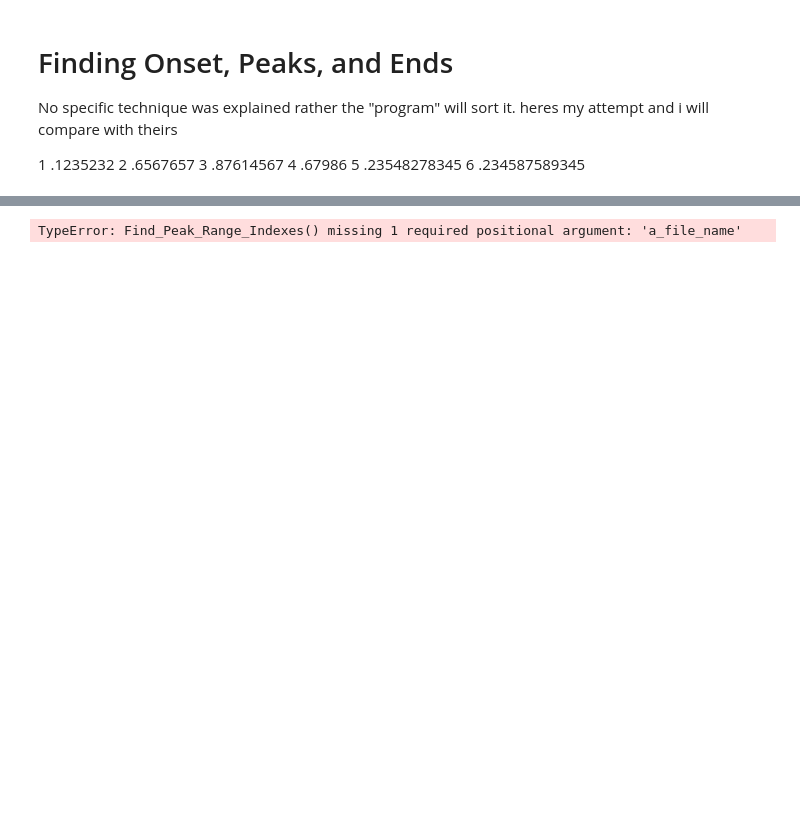
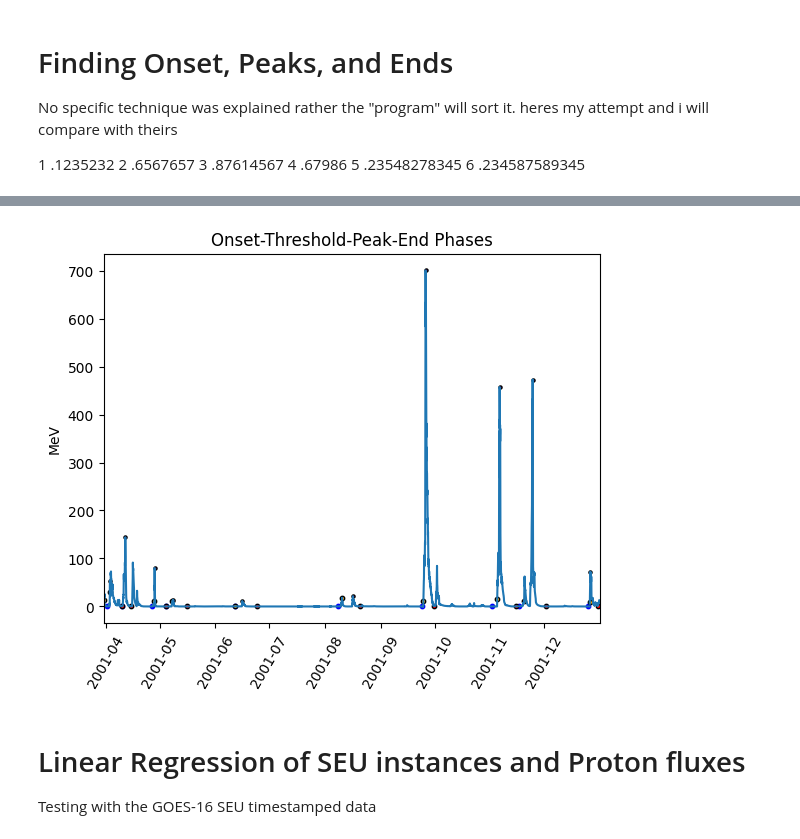
Before and after one commit to Lewis-Adkins/SEU_Data_Summary, a Jupyter notebook: SWLG_Code/code/seu_predict_ml.ipynb, the cells around one changed output, grey strips where cells are left out. Drawn from its saved outputs; the diff is of its cells as text; code cells hidden in the pictures; blank space fills up the shorter version.

Commit message:
Add files via upload
Linear Regression Attempt with some gassian process

```diff
--- a/SWLG_Code/code/seu_predict_ml.ipynb
+++ b/SWLG_Code/code/seu_predict_ml.ipynb
@@ -212,27 +197,31 @@ Find_Peak_Range_Indexes(proton_flux_df, 55, "phases_11061997_11032002")
 # %%
-phase_data_df = Find_Peak_Range_Indexes(proton_flux_df, 200)
+phase_data_df = Find_Proton_Flux_Phases(proton_flux_df, 200, "phases_11061997_11032002")
 
 plt.title("Onset-Threshold-Peak-End Phases")
 plt.ylabel("MeV")
 plt.style.use("default")
 plt.plot(proton_flux_df["Timestamp"], proton_flux_df["P_tot"])
 
 
-plt.scatter(phase_data_df["Timestamp Onset"], phase_data_df["Onset Flux"], c = "blue", s = 10 )
+plt.scatter(phase_data_df["Onset Timestamp"], phase_data_df["Onset Flux"], c = "blue", s = 10 )
 
 
 plt.scatter(phase_data_df["Threshold Timestamp"], phase_data_df["Threshold Flux"], c ="orange", s = 10, edgecolors= "black" )
 
-plt.scatter(phase_data_df["Timestamp End"], phase_data_df["End_Flux"], c ="red", s = 10, edgecolors= "black" )
+plt.scatter(phase_data_df["End Timestamp"], phase_data_df["End Flux"], c ="red", s = 10, edgecolors= "black" )
 
-plt.scatter(phase_data_df["Timestamp Peak"], phase_data_df["Peak Flux"], c = "purple", s = 5, edgecolors= "black")
+plt.scatter(phase_data_df["Peak Timestamp"], phase_data_df["Peak Flux"], c = "purple", s = 5, edgecolors= "black")
 
 plt.xticks(rotation = 60)
 
 plt.xlim(
     pd.Timestamp("2001-03-30 19:00:00"),
     pd.Timestamp("2001-12-31 19:00:00")
 )
 plt.show()
 # %% [output]
-TypeError: Find_Peak_Range_Indexes() missing 1 required positional argument: 'a_file_name'
+[figure, added]
+# %% [markdown]
+# Linear Regression of SEU instances and Proton fluxes
+
+Testing with the GOES-16 SEU timestamped data
```
Also changed, not shown: parts of 14 cells of this notebook, 3 other files.
